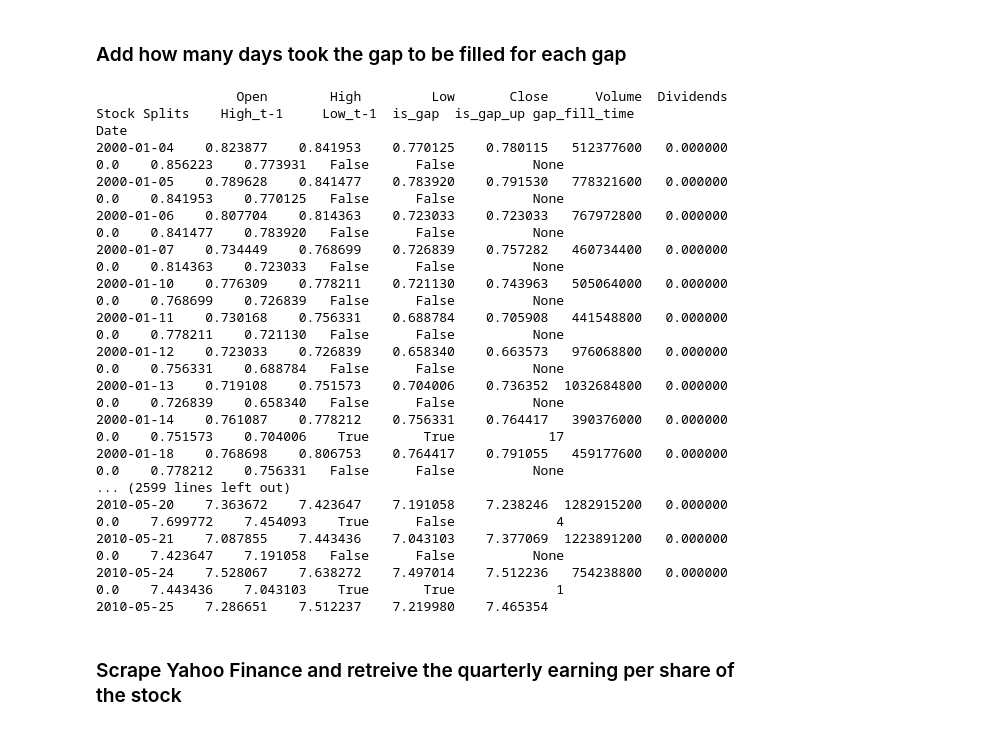
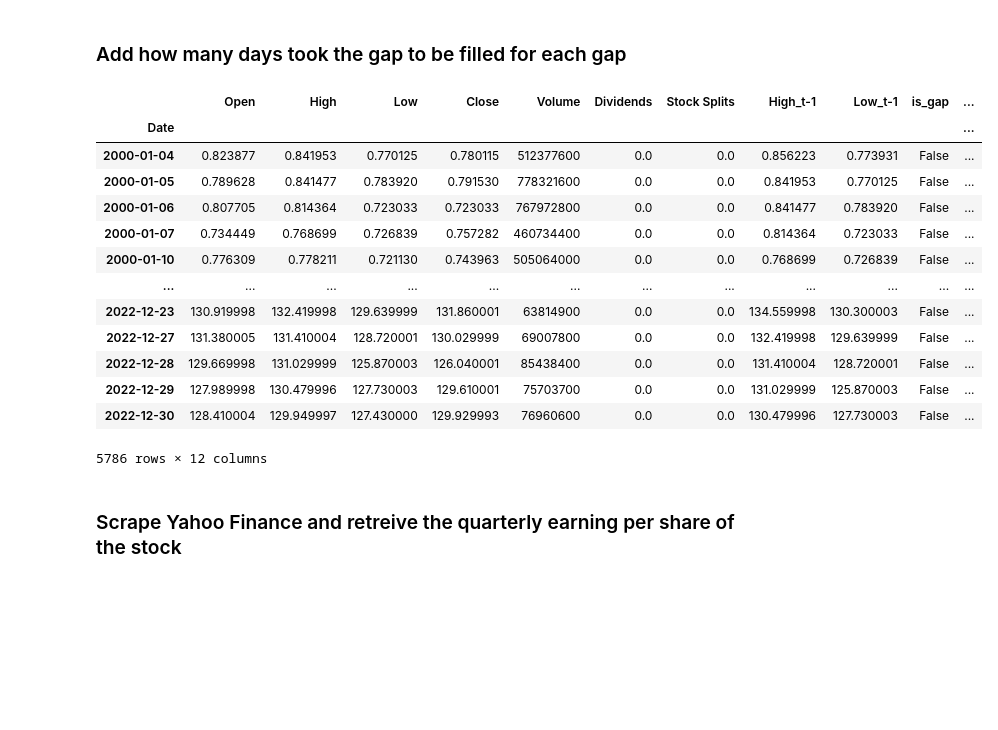
Before and after one commit to alonlerner/finance_project, a Jupyter notebook: find_gaps.ipynb, the cells around one changed output. Drawn from its saved outputs; the diff is of its cells as text; code cells hidden in the pictures; blank space fills up the shorter version.

Commit message:
fix df print

```diff
--- a/find_gaps.ipynb
+++ b/find_gaps.ipynb
@@ -51,39 +51,36 @@ stock
 # %%
 stock['gap_fill_time'] = None
 gaps_up = []
 gaps_down = []
 
 (stock.index[2] - stock.index[1]).days
 
 for index, row in stock.iterrows():
     while gaps_up and row['Low'] <= gaps_up[-1][1]:
         stock.loc[gaps_up[-1][0], 'gap_fill_time'] = (index - gaps_up[-1][0]).days
         gaps_up.pop()
     while gaps_down and row['High'] >= gaps_down[-1][1]:
         stock.loc[gaps_down[-1][0], 'gap_fill_time'] = (index - gaps_down[-1][0]).days
         gaps_down.pop()
     if row['is_gap']:
         gaps_up.append([index, row['High_t-1']]) if row['is_gap_up'] else gaps_down.append([index, row['Low_t-1']])
 
-print(stock.to_string())
+stock
 # %% [output]
+|  | Open | High | Low | Close | Volume | Dividends | Stock Splits | High_t-1 | Low_t-1 | is_gap | ... |
+| Date |  |  |  |  |  |  |  |  |  |  | ... |
+| 2000-01-04 | 0.823877 | 0.841953 | 0.770125 | 0.780115 | 512377600 | 0.0 | 0.0 | 0.856223 | 0.773931 | False | ... |
+| 2000-01-05 | 0.789628 | 0.841477 | 0.783920 | 0.791530 | 778321600 | 0.0 | 0.0 | 0.841953 | 0.770125 | False | ... |
+| 2000-01-06 | 0.807705 | 0.814364 | 0.723033 | 0.723033 | 767972800 | 0.0 | 0.0 | 0.841477 | 0.783920 | False | ... |
+| 2000-01-07 | 0.734449 | 0.768699 | 0.726839 | 0.757282 | 460734400 | 0.0 | 0.0 | 0.814364 | 0.723033 | False | ... |
+| 2000-01-10 | 0.776309 | 0.778211 | 0.721130 | 0.743963 | 505064000 | 0.0 | 0.0 | 0.768699 | 0.726839 | False | ... |
+| ... | ... | ... | ... | ... | ... | ... | ... | ... | ... | ... | ... |
+| 2022-12-23 | 130.919998 | 132.419998 | 129.639999 | 131.860001 | 63814900 | 0.0 | 0.0 | 134.559998 | 130.300003 | False | ... |
+| 2022-12-27 | 131.380005 | 131.410004 | 128.720001 | 130.029999 | 69007800 | 0.0 | 0.0 | 132.419998 | 129.639999 | False | ... |
+| 2022-12-28 | 129.669998 | 131.029999 | 125.870003 | 126.040001 | 85438400 | 0.0 | 0.0 | 131.410004 | 128.720001 | False | ... |
+| 2022-12-29 | 127.989998 | 130.479996 | 127.730003 | 129.610001 | 75703700 | 0.0 | 0.0 | 131.029999 | 125.870003 | False | ... |
+| 2022-12-30 | 128.410004 | 129.949997 | 127.430000 | 129.929993 | 76960600 | 0.0 | 0.0 | 130.479996 | 127.730003 | False | ... |
-                  Open        High         Low       Close      Volume  Dividends  Stock Splits    High_t-1     Low_t-1  is_gap  is_gap_up gap_fill_time
-Date
-2000-01-04    0.823877    0.841953    0.770125    0.780115   512377600   0.000000           0.0    0.856223    0.773931   False      False          None
-2000-01-05    0.789628    0.841477    0.783920    0.791530   778321600   0.000000           0.0    0.841953    0.770125   False      False          None
-2000-01-06    0.807704    0.814363    0.723033    0.723033   767972800   0.000000           0.0    0.841477    0.783920   False      False          None
-2000-01-07    0.734449    0.768699    0.726839    0.757282   460734400   0.000000           0.0    0.814363    0.723033   False      False          None
-2000-01-10    0.776309    0.778211    0.721130    0.743963   505064000   0.000000           0.0    0.768699    0.726839   False      False          None
-2000-01-11    0.730168    0.756331    0.688784    0.705908   441548800   0.000000           0.0    0.778211    0.721130   False      False          None
-2000-01-12    0.723033    0.726839    0.658340    0.663573   976068800   0.000000           0.0    0.756331    0.688784   False      False          None
-2000-01-13    0.719108    0.751573    0.704006    0.736352  1032684800   0.000000           0.0    0.726839    0.658340   False      False          None
-2000-01-14    0.761087    0.778212    0.756331    0.764417   390376000   0.000000           0.0    0.751573    0.704006    True       True            17
-2000-01-18    0.768698    0.806753    0.764417    0.791055   459177600   0.000000           0.0    0.778212    0.756331   False      False          None
-... (2599 lines left out)
-2010-05-20    7.363672    7.423647    7.191058    7.238246  1282915200   0.000000           0.0    7.699772    7.454093    True      False             4
-2010-05-21    7.087855    7.443436    7.043103    7.377069  1223891200   0.000000           0.0    7.423647    7.191058   False      False          None
-2010-05-24    7.528067    7.638272    7.497014    7.512236   754238800   0.000000           0.0    7.443436    7.043103    True       True             1
-2010-05-25    7.286651    7.512237    7.219980    7.465354
+5786 rows × 12 columns
 # %% [markdown]
 ### Scrape Yahoo Finance and retreive the quarterly earning per share of the stock
 # %%
```
Also changed, not shown: parts of 2 cells of this notebook.
